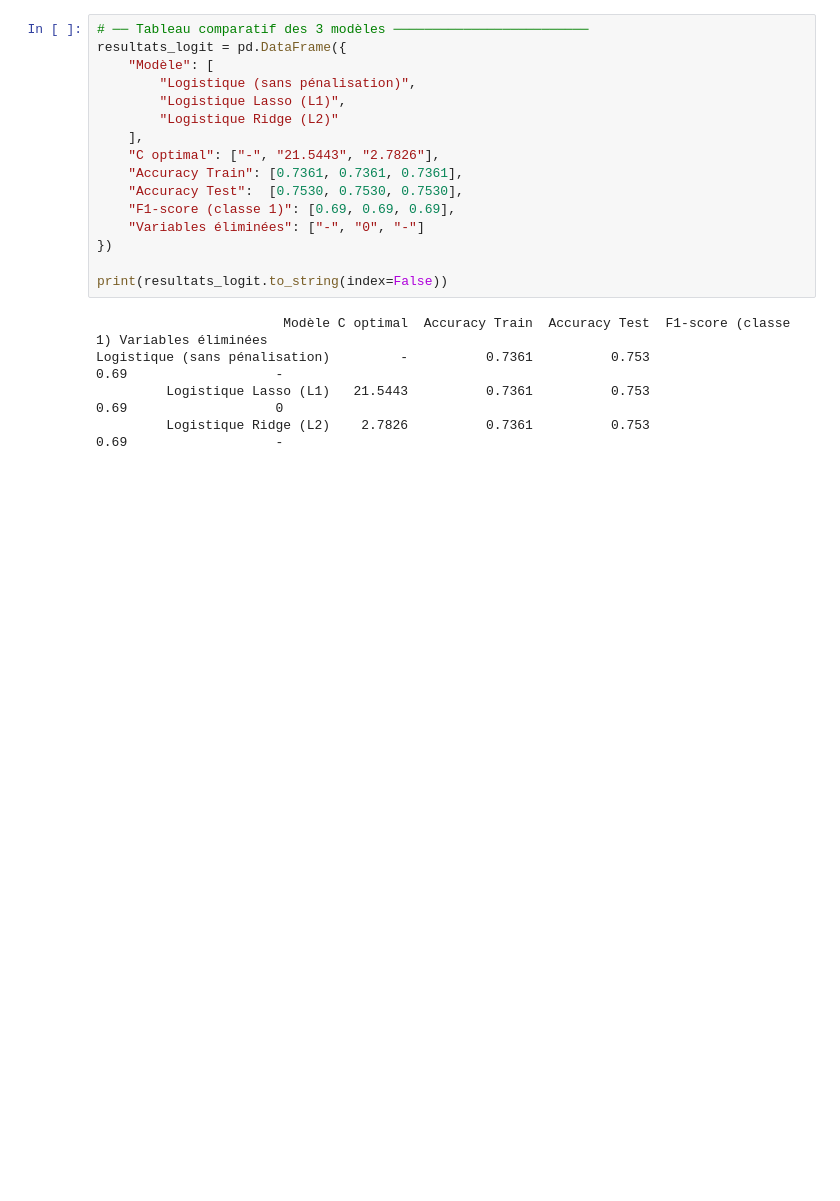
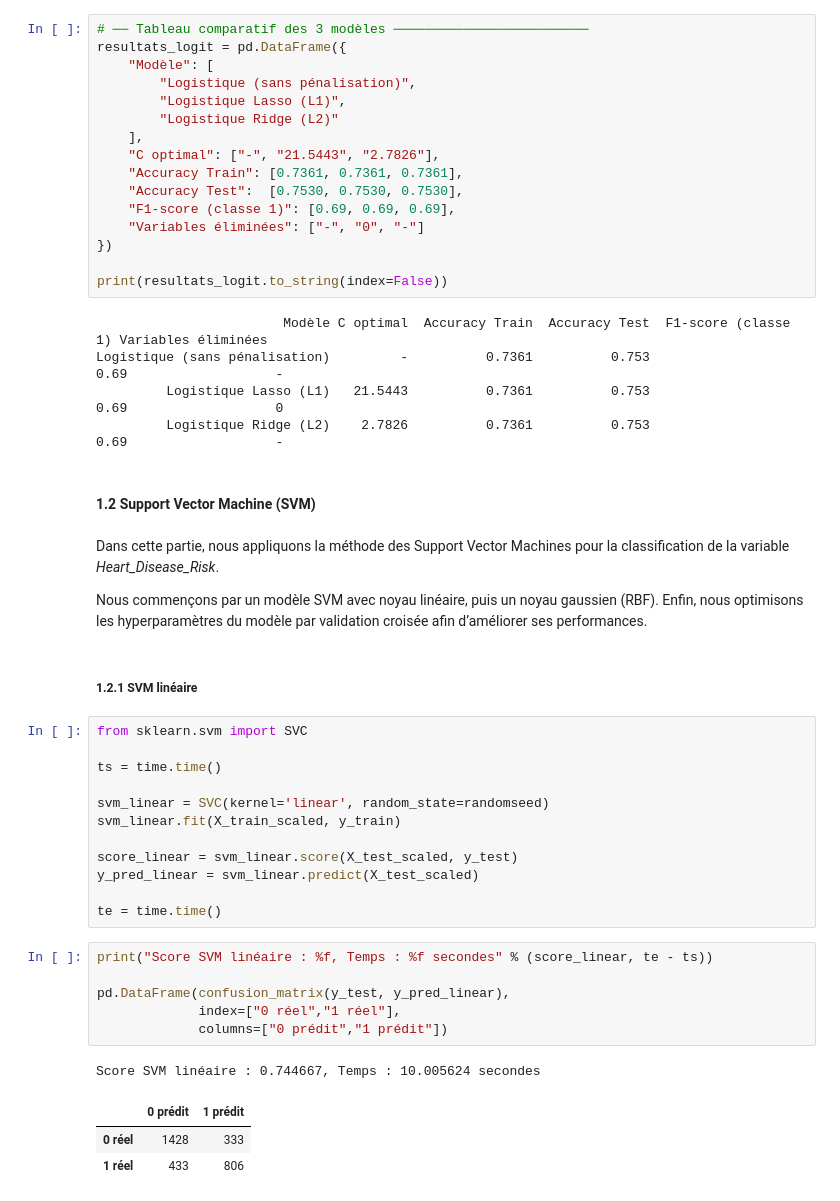
Before and after one commit to AhmedBousbih/Projet-Machine-learning, a Jupyter notebook: Projet_ML_py.ipynb, the cells around one changed output. Saved outputs shown, nothing was run; the diff lists cells and outputs as text; blank space fills up the shorter version.

```diff
--- a/Projet_ML_py.ipynb
+++ b/Projet_ML_py.ipynb
@@ -284,3 +285,35 @@ print(resultats_logit.to_string(index=False))
 Logistique (sans pénalisation)         -          0.7361          0.753                 0.69                   -
          Logistique Lasso (L1)   21.5443          0.7361          0.753                 0.69                   0
          Logistique Ridge (L2)    2.7826          0.7361          0.753                 0.69                   -
+# %% [markdown]
+#### 1.2 Support Vector Machine (SVM)
+# %% [markdown]
+Dans cette partie, nous appliquons la méthode des Support Vector Machines pour la classification de la variable *Heart_Disease_Risk*.
+
+Nous commençons par un modèle SVM avec noyau linéaire, puis un noyau gaussien (RBF).
+Enfin, nous optimisons les hyperparamètres du modèle par validation croisée afin d’améliorer ses performances.
+# %% [markdown]
+##### 1.2.1 SVM linéaire
+# %%
+from sklearn.svm import SVC
+
+ts = time.time()
+
+svm_linear = SVC(kernel='linear', random_state=randomseed)
+svm_linear.fit(X_train_scaled, y_train)
+
+score_linear = svm_linear.score(X_test_scaled, y_test)
+y_pred_linear = svm_linear.predict(X_test_scaled)
+
+te = time.time()
+# %%
+print("Score SVM linéaire : %f, Temps : %f secondes" % (score_linear, te - ts))
+
+pd.DataFrame(confusion_matrix(y_test, y_pred_linear),
+             index=["0 réel","1 réel"],
+             columns=["0 prédit","1 prédit"])
+# %% [output]
+Score SVM linéaire : 0.744667, Temps : 10.005624 secondes
+|  | 0 prédit | 1 prédit |
+| 0 réel | 1428 | 333 |
+| 1 réel | 433 | 806 |
```
Also changed, not shown: parts of 15 cells of this notebook, 1 other file.
